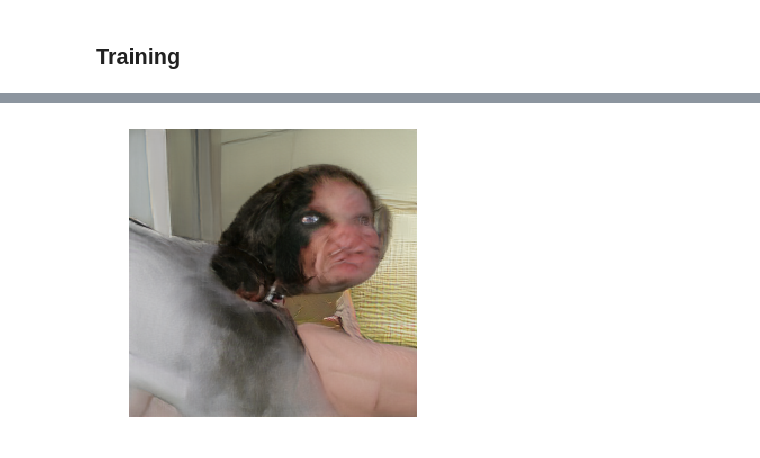
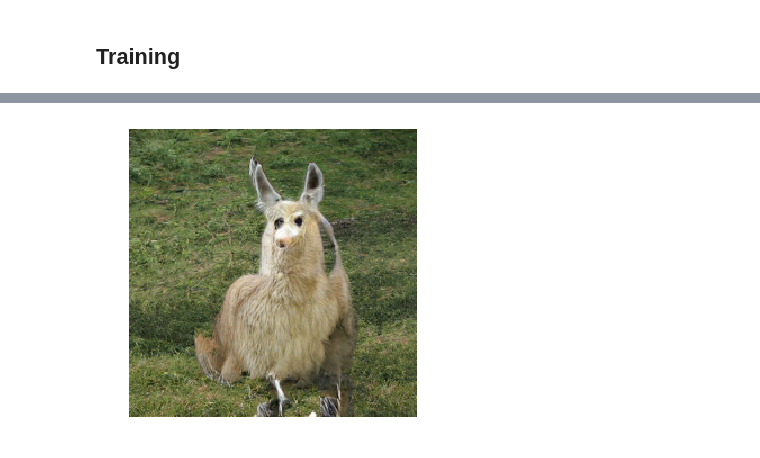
Before and after one commit to kurtisdavid/GANchors, a Jupyter notebook: anchor_GAN.ipynb, the cells around one changed output, grey strips where cells are left out. Saved outputs shown, nothing was run; the diff lists cells and outputs as text; code cells hidden in the pictures.

Commit message:
made modifications to make random restarts faster

```diff
--- a/anchor_GAN.ipynb
+++ b/anchor_GAN.ipynb
@@ -40,2 +52,2 @@ sess.run(tf.initializers.global_variables())
 # %%
-n_iterations = 250
+n_iterations = 1000
@@ -53,0 +54,5 @@ tensors
+# %%
+with g1.as_default():
+    init = tf.global_variables_initializer()
+    sess.run(init)
+    z = sess.run(tensors['z'])
@@ -53,0 +61,6 @@ tensors
+# %%
+with g1.as_default():
+    _, sample,diff,anchored = sess.run([tensors['assign_op'],tensors['sample'],tensors['diff_z'],tensors['anchored']], feed_dict = {tensors['target']:target,
+                                                           tensors['filter']: mask_new,
+                                                           tensors['class_']: [355],
+                                                           tensors['init_z']: z})
@@ -54,12 +71,12 @@ tensors
 # %%
-last_z = None
-z = np.random.normal(0,1,size=(1,140))
-for i in range(n_iterations):
-    last_z = z
-    loss,_,z = sess.run([tensors['loss'],tensors['min_'],tensors['z']], feed_dict = {tensors['target']:target,
-                                                                       tensors['filter']: mask_new,
-                                                                       tensors['class_']: [239],
-                                                                       tensors['init_z']: z})
-    if i % 50 == 0:
-        print(i, loss)
+with g1.as_default():
+    for i in range(n_iterations):
+        class_ = 355
+        _,loss,_,z = sess.run([tensors['assign_op'],tensors['loss'],tensors['min_'],tensors['z']], feed_dict = {tensors['target']:target,
+                                                                           tensors['filter']: mask_new,
+                                                                           tensors['class_']: [class_],
+                                                                           tensors['init_z']: z,
+                                                                           tensors['num_pixels']: [num_pixels]})
+        if i % 50 == 0:
+            print(i, loss)
 # %% [output]
@@ -71,8 +104,9 @@ for i in range(n_iterations):
 # %%
-sample = sess.run([tensors['sample']], feed_dict = {tensors['target']:target,
-                                                   tensors['filter']: mask_new,
-                                                   tensors['class_']: [239],
-                                                   tensors['init_z']: z})
-image_utils.ShowImageNoAxis(sample[0])
+with g1.as_default():
+    _,sample,anchored = sess.run([tensors['assign_op'],tensors['sample'],tensors['anchored']], feed_dict = {tensors['target']:target,
+                                                       tensors['filter']: mask_new,
+                                                       tensors['class_']: [class_],
+                                                       tensors['init_z']: z})
+    image_utils.ShowImageNoAxis(sample)
 # %% [output]
-[figure, old version]
+[figure, new version]
```
Also changed, not shown: parts of 27 cells of this notebook, 4 other files.
